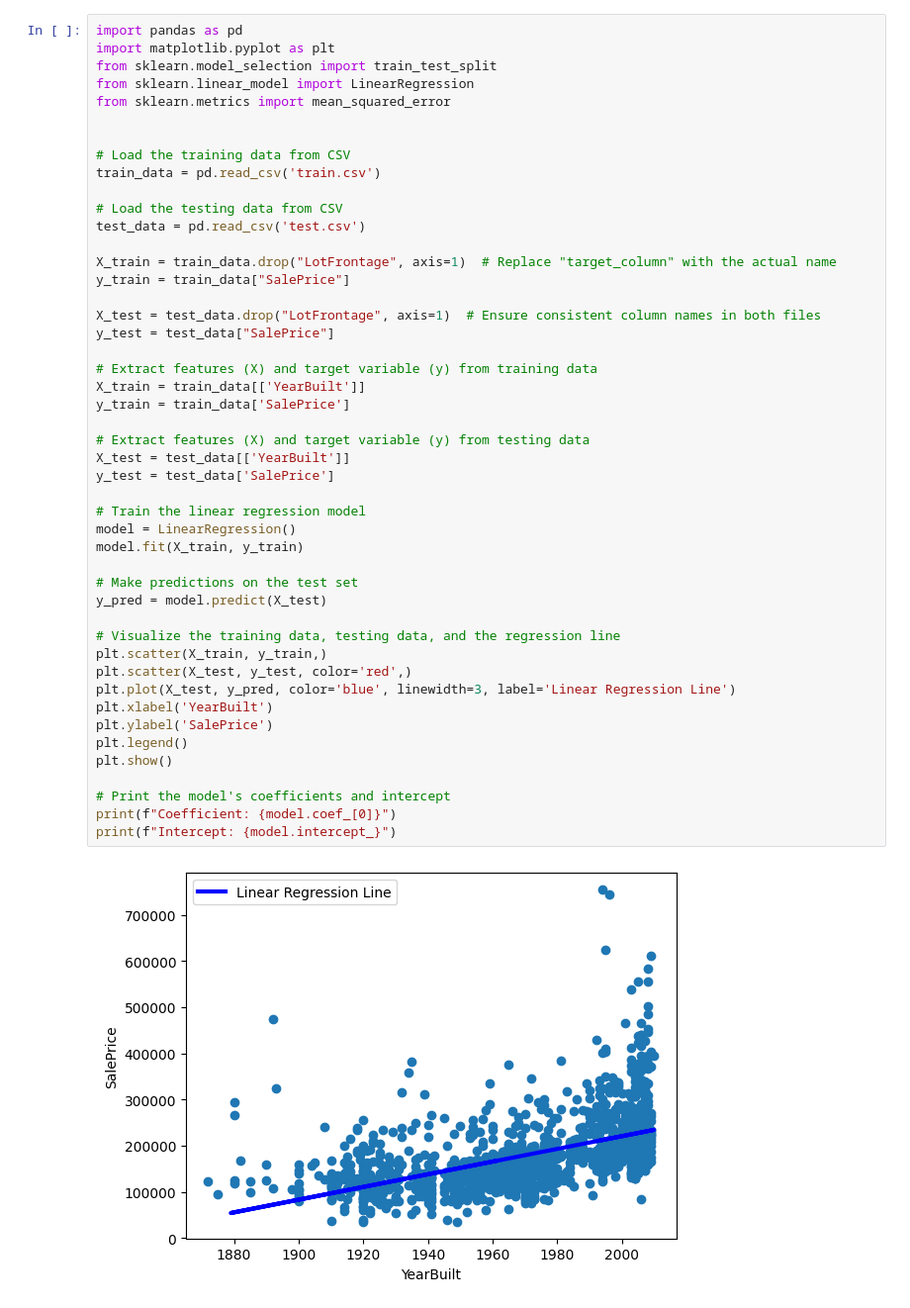
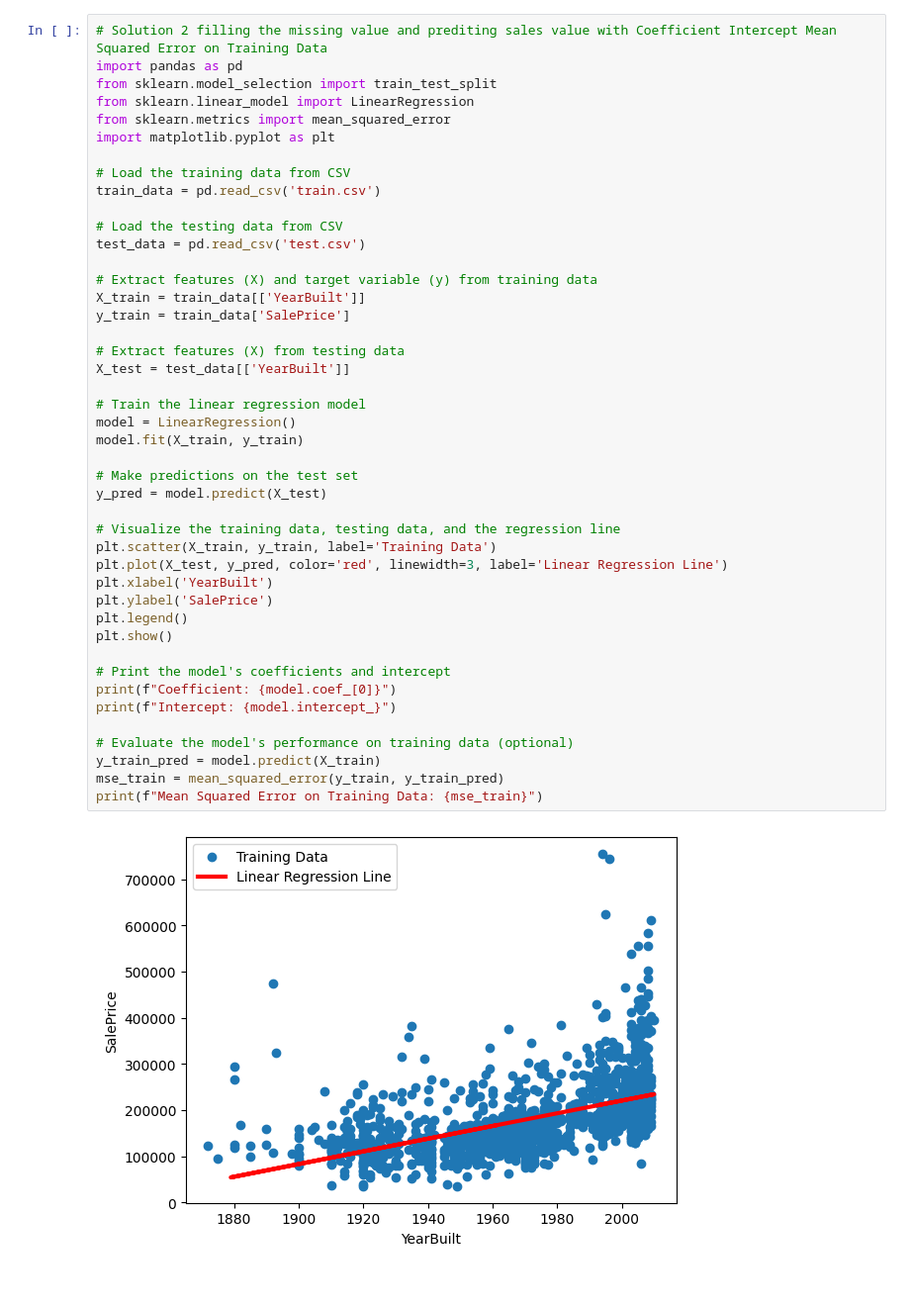
Before and after one commit to Nayanpatel009/Assignment, a Jupyter notebook: HW1ML.ipynb, the cells around one changed output. Shown at 99% size. Saved outputs shown, nothing was run; the diff lists cells and outputs as text.

```diff
--- a/HW1ML.ipynb
+++ b/HW1ML.ipynb
@@ -67,53 +73,50 @@ print(f"Intercept: {model.intercept_}")
 Coefficient: 1375.3734679368924
 Intercept: -2530308.2457323573
 # %%
+# Solution 2 filling the missing value and prediting sales value with Coefficient Intercept Mean Squared Error on Training Data
 import pandas as pd
-import matplotlib.pyplot as plt
 from sklearn.model_selection import train_test_split
 from sklearn.linear_model import LinearRegression
 from sklearn.metrics import mean_squared_error
-
+import matplotlib.pyplot as plt
 
 # Load the training data from CSV
 train_data = pd.read_csv('train.csv')
 
 # Load the testing data from CSV
 test_data = pd.read_csv('test.csv')
 
-X_train = train_data.drop("LotFrontage", axis=1)  # Replace "target_column" with the actual name
-y_train = train_data["SalePrice"]
-
-X_test = test_data.drop("LotFrontage", axis=1)  # Ensure consistent column names in both files
-y_test = test_data["SalePrice"]
-
 # Extract features (X) and target variable (y) from training data
 X_train = train_data[['YearBuilt']]
 y_train = train_data['SalePrice']
 
-# Extract features (X) and target variable (y) from testing data
+# Extract features (X) from testing data
 X_test = test_data[['YearBuilt']]
-y_test = test_data['SalePrice']
 
 # Train the linear regression model
 model = LinearRegression()
 model.fit(X_train, y_train)
 
 # Make predictions on the test set
 y_pred = model.predict(X_test)
 
 # Visualize the training data, testing data, and the regression line
-plt.scatter(X_train, y_train,)
-plt.scatter(X_test, y_test, color='red',)
-plt.plot(X_test, y_pred, color='blue', linewidth=3, label='Linear Regression Line')
+plt.scatter(X_train, y_train, label='Training Data')
+plt.plot(X_test, y_pred, color='red', linewidth=3, label='Linear Regression Line')
 plt.xlabel('YearBuilt')
 plt.ylabel('SalePrice')
 plt.legend()
 plt.show()
 
 # Print the model's coefficients and intercept
 print(f"Coefficient: {model.coef_[0]}")
 print(f"Intercept: {model.intercept_}")
+
+# Evaluate the model's performance on training data (optional)
+y_train_pred = model.predict(X_train)
+mse_train = mean_squared_error(y_train, y_train_pred)
+print(f"Mean Squared Error on Training Data: {mse_train}")
 # %% [output]
-[figure, old version]
+[figure, new version]
 Coefficient: 1375.3734679368924
 Intercept: -2530308.2457323573
```
Also changed, not shown: parts of 4 cells of this notebook.
